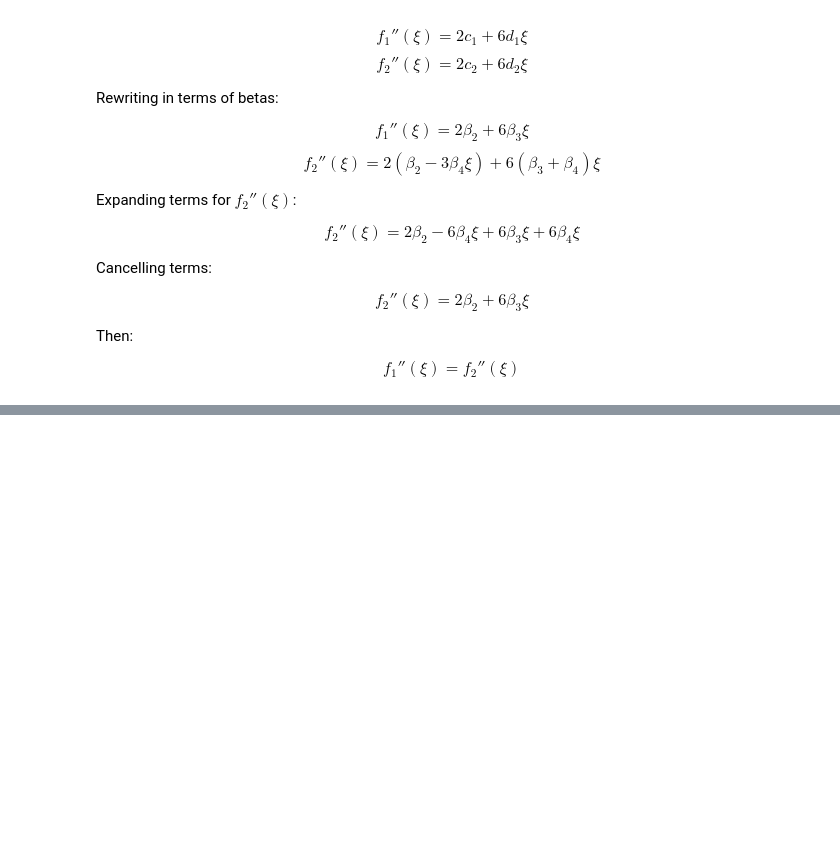
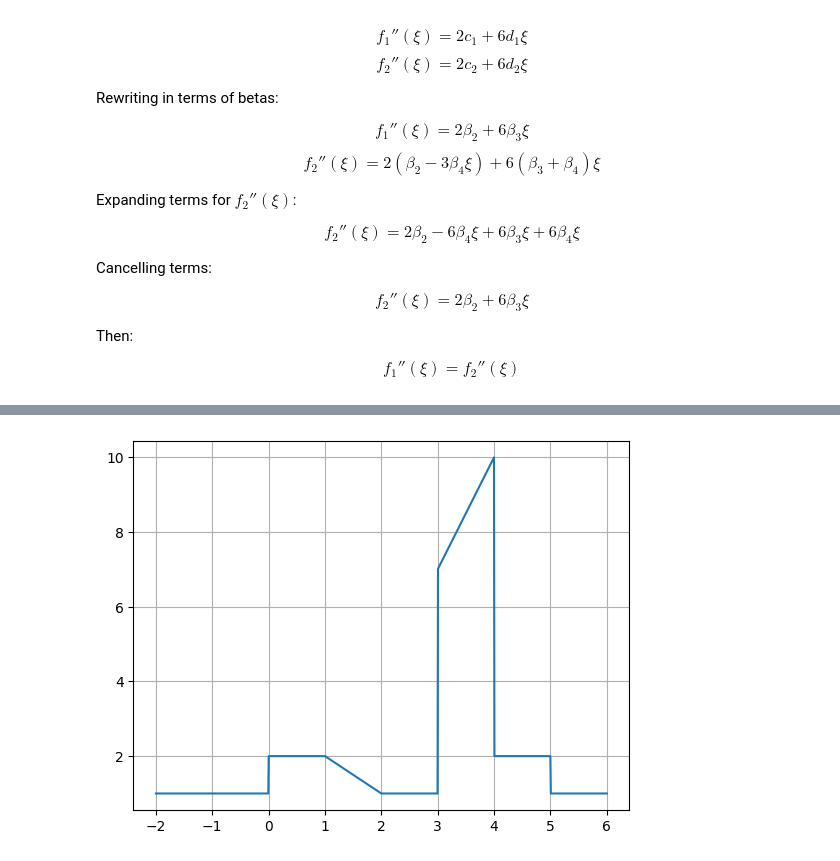
Before and after one commit to deusdevok/ISLP_Python, a Jupyter notebook: Chapter 7/ConceptualExercises.ipynb, the cells around one changed output, grey strips where cells are left out. Cells and saved outputs as stored; diff of their text form; code cells hidden in the pictures; blank space fills up the shorter version.

```diff
--- a/Chapter 7/ConceptualExercises.ipynb
+++ b/Chapter 7/ConceptualExercises.ipynb
@@ -182,0 +226,23 @@ plt.legend();
+# %%
+import matplotlib.pyplot as plt
+import numpy as np
+
+n = 1000
+x = np.linspace(-2, 6, n)
+y = np.zeros(n)
+for i, v in enumerate(x):
+    if 0 <= v <= 1:
+        y[i] = 2
+    elif 1 < v <= 2:
+        y[i] = 3-v
+    elif 3 <= v <= 4:
+        y[i] = 3*v-2
+    elif 4 < v <= 5:
+        y[i] = 2
+    else:
+        y[i] = 1
+
+plt.plot(x, y)
+plt.grid()
+# %% [output]
+[figure, added]
```
Also changed, not shown: parts of 6 cells of this notebook.
